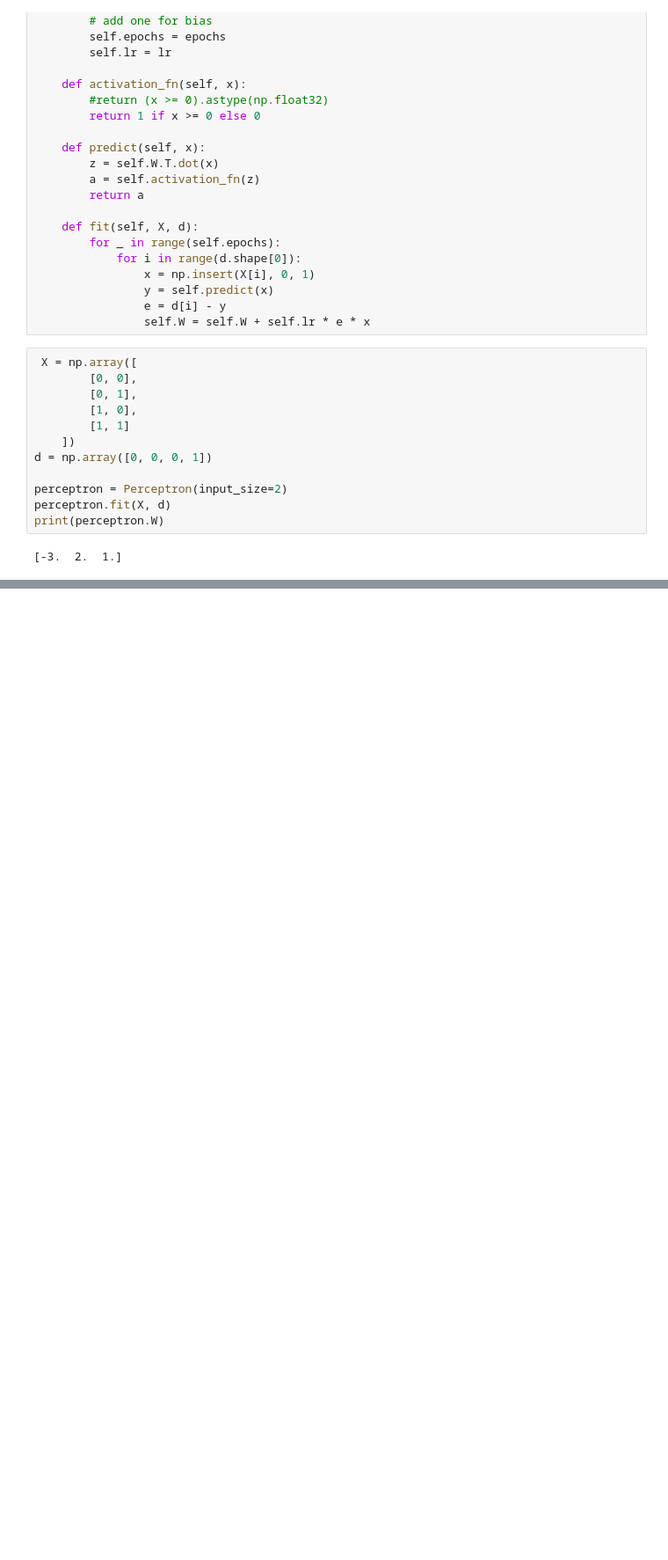
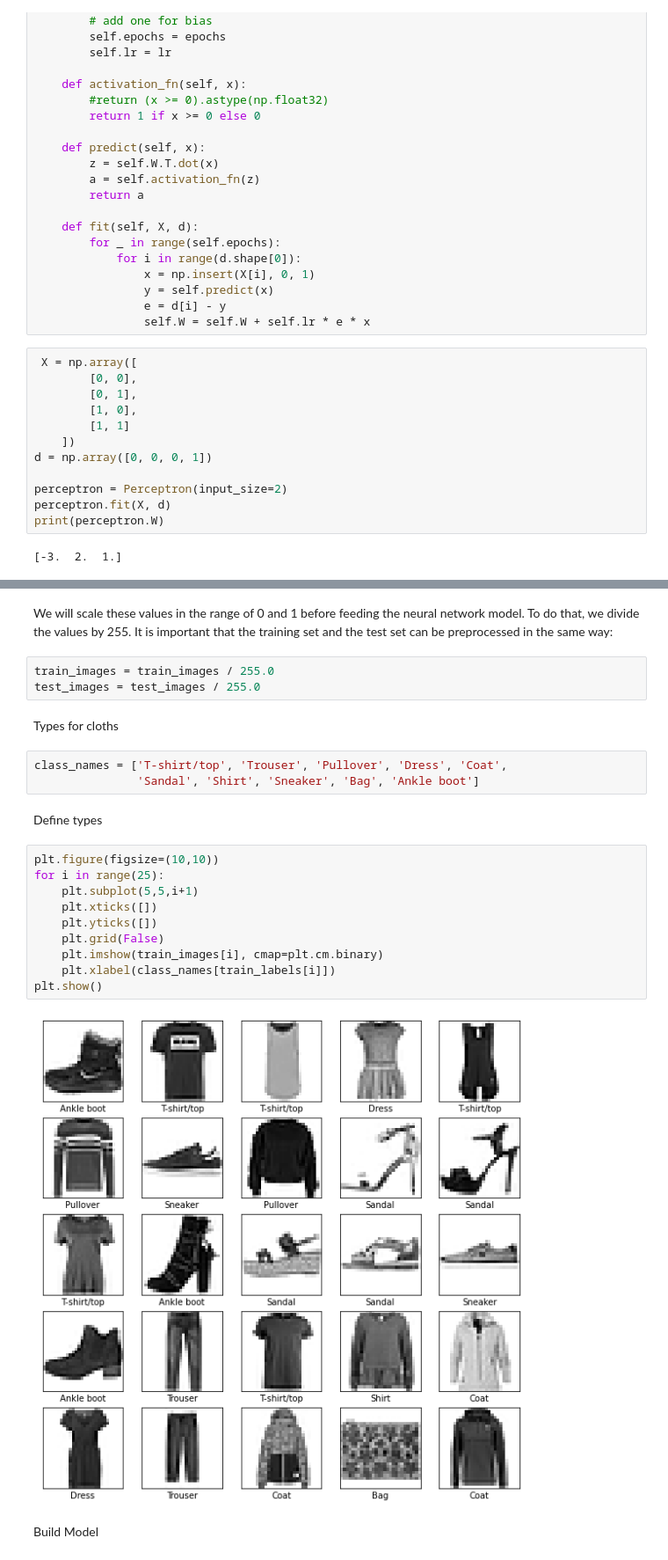
Before and after one commit to AxisAxes/Machine-learning-concepts, a Jupyter notebook: Networks.ipynb, the cells around one changed output, grey strips where cells are left out. Shown at 88% size. Cells and saved outputs as stored; diff of their text form; blank space fills up the shorter version.

```diff
--- a/Networks.ipynb
+++ b/Networks.ipynb
@@ -41,0 +80,26 @@ print(perceptron.W)
+# %% [markdown]
+We will scale these values in the range of 0 and 1 before feeding the neural network model. To do that, we divide the values by 255. It is important that the training set and the test set can be preprocessed in the same way:
+# %%
+train_images = train_images / 255.0
+test_images = test_images / 255.0
+# %% [markdown]
+Types for cloths
+# %%
+class_names = ['T-shirt/top', 'Trouser', 'Pullover', 'Dress', 'Coat',
+               'Sandal', 'Shirt', 'Sneaker', 'Bag', 'Ankle boot']
+# %% [markdown]
+Define types
+# %%
+plt.figure(figsize=(10,10))
+for i in range(25):
+    plt.subplot(5,5,i+1)
+    plt.xticks([])
+    plt.yticks([])
+    plt.grid(False)
+    plt.imshow(train_images[i], cmap=plt.cm.binary)
+    plt.xlabel(class_names[train_labels[i]])
+plt.show()
+# %% [output]
+[figure, added]
+# %% [markdown]
+Build Model
```
Also changed, not shown: parts of 16 cells of this notebook.
